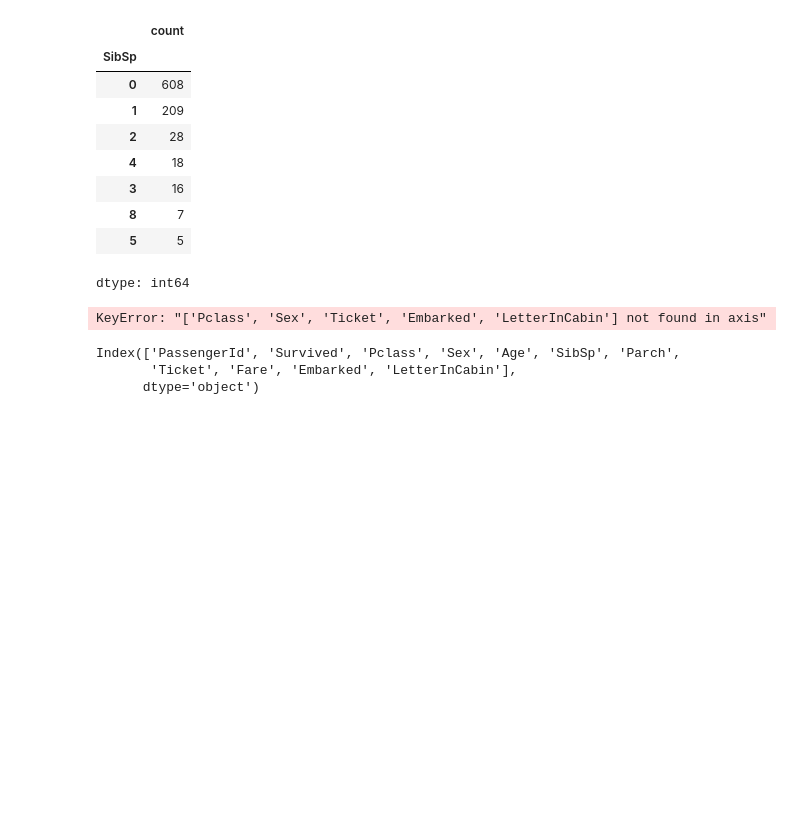
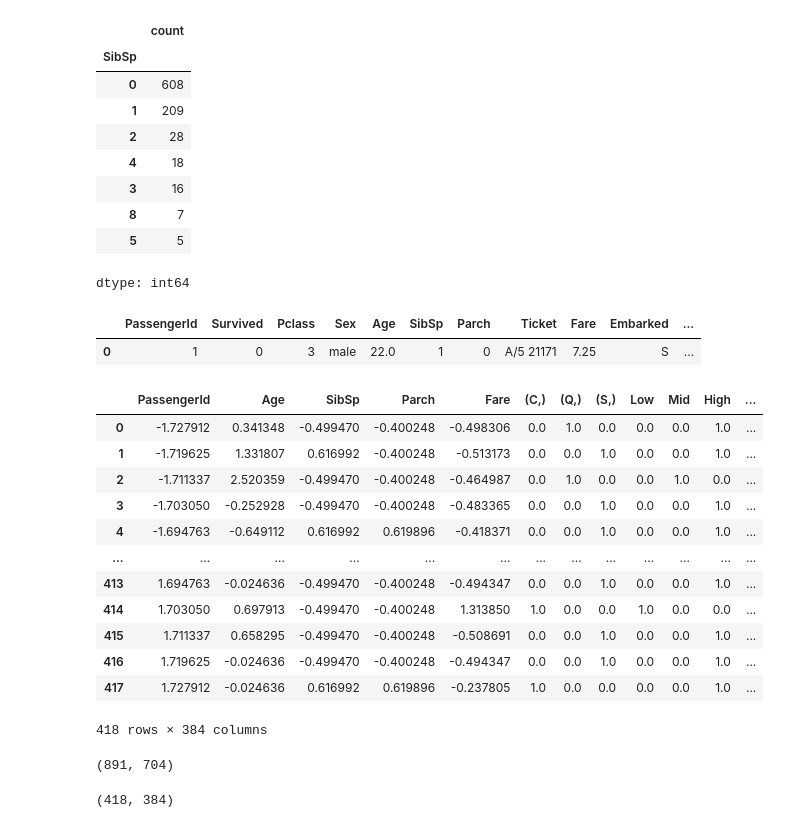
Before and after one commit to LozinskiMatthew/Titanic-DL-Kaggle_Competition, a Jupyter notebook: KaggleTitanic.ipynb, the cells around one changed output. Saved outputs shown, nothing was run; the diff lists cells and outputs as text; code cells hidden in the pictures; blank space fills up the shorter version.

```diff
--- a/KaggleTitanic.ipynb
+++ b/KaggleTitanic.ipynb
@@ -612,15 +612,28 @@ train_data['SibSp'].value_counts()
 | 8 | 7 |
 | 5 | 5 |
 dtype: int64
+# %%
+train_data.head(1) #To standardize -> PassengerId, Age, SibSp, Parch, Fare
+# %% [output]
+|  | PassengerId | Survived | Pclass | Sex | Age | SibSp | Parch | Ticket | Fare | Embarked | ... |
+| 0 | 1 | 0 | 3 | male | 22.0 | 1 | 0 | A/5 21171 | 7.25 | S | ... |
+# %%
+from sklearn.preprocessing import StandardScaler
+
+scaler = StandardScaler()
+ready_train_dataset_scaled = scaler.fit_transform(train_data.drop(['Sex', 'Survived', 'Pclass', 'Ticket', 'Embarked', 'LetterInCabin'], axis=1))
+ready_train_dataset_scaled_df = pd.DataFrame(data=ready_train_dataset_scaled, columns=train_data.drop(['Sex', 'Survived', 'Pclass', 'Ticket', 'Embarked', 'LetterInCabin'], axis=1).columns)
+train_data = pd.concat([train_data.drop(['PassengerId', 'Age', 'SibSp', 'Parch', 'Fare'], axis=1), ready_train_dataset_scaled_df], axis=1)
+ready_test_dataset_scaled = scaler.fit_transform(test_data.drop(['Sex', 'Pclass', 'Ticket', 'Embarked', 'LetterInCabin'], axis=1))
+ready_test_dataset_scaled_df = pd.DataFrame(data=ready_test_dataset_scaled, columns=test_data.drop(['Sex', 'Pclass', 'Ticket', 'Embarked', 'LetterInCabin'], axis=1).columns)
+test_data = pd.concat([test_data.drop(['PassengerId', 'Age', 'SibSp', 'Parch', 'Fare'], axis=1), ready_test_dataset_scaled_df], axis=1)
 # %%
 #One Hot Encoding: Pclass(logic conveys that this should occur, e.t. huge discrepancy), Sex, Ticket, Embarked and
 # LetterInCabin
 # , what about SibSp and Parch??? For now I will leave it.
 from sklearn.preprocessing import OneHotEncoder
-from sklearn.preprocessing import StandardScaler
+ohe = OneHotEncoder(sparse_output=False)
 
-ohe = OneHotEncoder(sparse_output=False)
-# scaler = StandardScaler()
 embarked_encoded_train = ohe.fit_transform(train_data[['Embarked']])
 embarked_train_df = pd.DataFrame(data=embarked_encoded_train, columns=ohe.categories_)
 embarked_encoded_test = ohe.fit_transform(test_data[['Embarked']])
@@ -639,17 +652,35 @@ letter_encoded_test = ohe.fit_transform(test_data[['LetterInCabin']])
 letter_test_df = pd.DataFrame(data=letter_encoded_test, columns=['A', 'B', 'C', 'D', 'E', 'F', 'G', 'N'])
 ticket_encoded_train = ohe.fit_transform(train_data[['Ticket']])
 ticket_train_df = pd.DataFrame(data=ticket_encoded_train, columns=ohe.categories_)
-ticked_encoded_test = ohe.fit_transform(test_data[['Ticket']])
-ticked_test_df = pd.DataFrame(data=ticked_encoded_test, columns=ohe.categories_)
+ticket_encoded_test = ohe.fit_transform(test_data[['Ticket']])
+ticket_test_df = pd.DataFrame(data=ticket_encoded_test, columns=ohe.categories_)
 # %%
-final_train_data = pd.concat([train_data.drop(['Pclass', 'Sex', 'Ticket', 'Embarked', 'LetterInCabin']), embarked_train_df, pclass_train_df, sex_train_df, letter_train_df, ticket_train_df], axis=1)
+final_train_data = pd.concat([train_data.drop(['Pclass', 'Sex', 'Ticket', 'Embarked', 'LetterInCabin'], axis=1), embarked_train_df, pclass_train_df, sex_train_df, letter_train_df, ticket_train_df], axis=1)
+final_test_data = pd.concat([test_data.drop(['Pclass', 'Sex', 'Ticket', 'Embarked', 'LetterInCabin'], axis=1), embarked_test_df, pclass_test_df, sex_test_df, letter_test_df, ticket_test_df], axis=1)
-# %% [output]
-KeyError: "['Pclass', 'Sex', 'Ticket', 'Embarked', 'LetterInCabin'] not found in axis"
-# %%
-train_data.columns
-# %% [output]
-Index(['PassengerId', 'Survived', 'Pclass', 'Sex', 'Age', 'SibSp', 'Parch',
-       'Ticket', 'Fare', 'Embarked', 'LetterInCabin'],
-      dtype='object')
+# %%
+train_data.dtypes #SibSp, Pclass, Survived, PassengerId to floats
+final_train_data['SibSp'] =  final_train_data['SibSp'].astype('float64')
+final_train_data['Parch'] =  final_train_data['Parch'].astype('float64')
+final_train_data['Survived'] =  final_train_data['Survived'].astype('float64')
+final_train_data['PassengerId'] =  final_train_data['PassengerId'].astype('float64')
+#Test dataset
+final_test_data['SibSp'] =  final_test_data['SibSp'].astype('float64')
+final_test_data['Parch'] =  final_test_data['Parch'].astype('float64')
+final_test_data['PassengerId'] =  final_test_data['PassengerId'].astype('float64')
 # %%
 #No time for more for today, all hot encoded, now I shall concatenate the data
+final_test_data # To standardize -> PassengerId, Age, SibSp, Parch, Fare
+# %% [output]
+|  | PassengerId | Age | SibSp | Parch | Fare | (C,) | (Q,) | (S,) | Low | Mid | High | ... |
+| 0 | -1.727912 | 0.341348 | -0.499470 | -0.400248 | -0.498306 | 0.0 | 1.0 | 0.0 | 0.0 | 0.0 | 1.0 | ... |
+| 1 | -1.719625 | 1.331807 | 0.616992 | -0.400248 | -0.513173 | 0.0 | 0.0 | 1.0 | 0.0 | 0.0 | 1.0 | ... |
+| 2 | -1.711337 | 2.520359 | -0.499470 | -0.400248 | -0.464987 | 0.0 | 1.0 | 0.0 | 0.0 | 1.0 | 0.0 | ... |
+| 3 | -1.703050 | -0.252928 | -0.499470 | -0.400248 | -0.483365 | 0.0 | 0.0 | 1.0 | 0.0 | 0.0 | 1.0 | ... |
+| 4 | -1.694763 | -0.649112 | 0.616992 | 0.619896 | -0.418371 | 0.0 | 0.0 | 1.0 | 0.0 | 0.0 | 1.0 | ... |
+| ... | ... | ... | ... | ... | ... | ... | ... | ... | ... | ... | ... | ... |
+| 413 | 1.694763 | -0.024636 | -0.499470 | -0.400248 | -0.494347 | 0.0 | 0.0 | 1.0 | 0.0 | 0.0 | 1.0 | ... |
+| 414 | 1.703050 | 0.697913 | -0.499470 | -0.400248 | 1.313850 | 1.0 | 0.0 | 0.0 | 1.0 | 0.0 | 0.0 | ... |
+| 415 | 1.711337 | 0.658295 | -0.499470 | -0.400248 | -0.508691 | 0.0 | 0.0 | 1.0 | 0.0 | 0.0 | 1.0 | ... |
+| 416 | 1.719625 | -0.024636 | -0.499470 | -0.400248 | -0.494347 | 0.0 | 0.0 | 1.0 | 0.0 | 0.0 | 1.0 | ... |
+| 417 | 1.727912 | -0.024636 | 0.616992 | 0.619896 | -0.237805 | 1.0 | 0.0 | 0.0 | 0.0 | 0.0 | 1.0 | ... |
+418 rows × 384 columns
@@ -655,0 +691,8 @@ Index(['PassengerId', 'Survived', 'Pclass', 'Sex', 'Age', 'SibSp', 'Parch',
+# %%
+train_np.shape
+# %% [output]
+(891, 704)
+# %%
+test_np.shape
+# %% [output]
+(418, 384)
```
Also changed, not shown: parts of 4 cells of this notebook.
